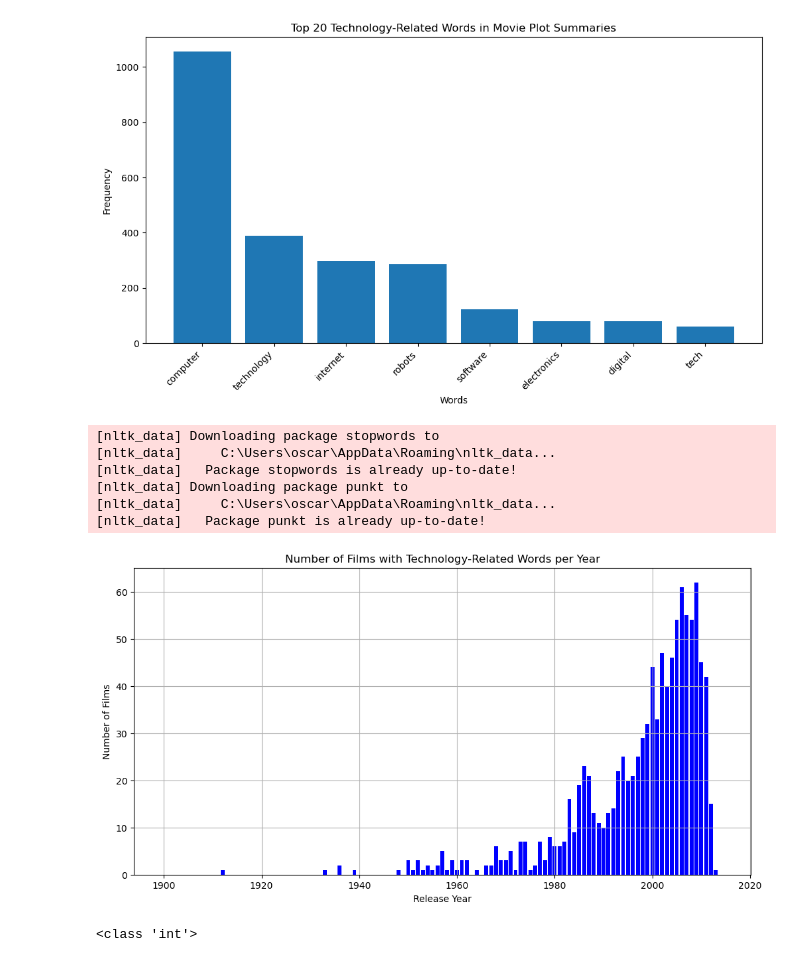
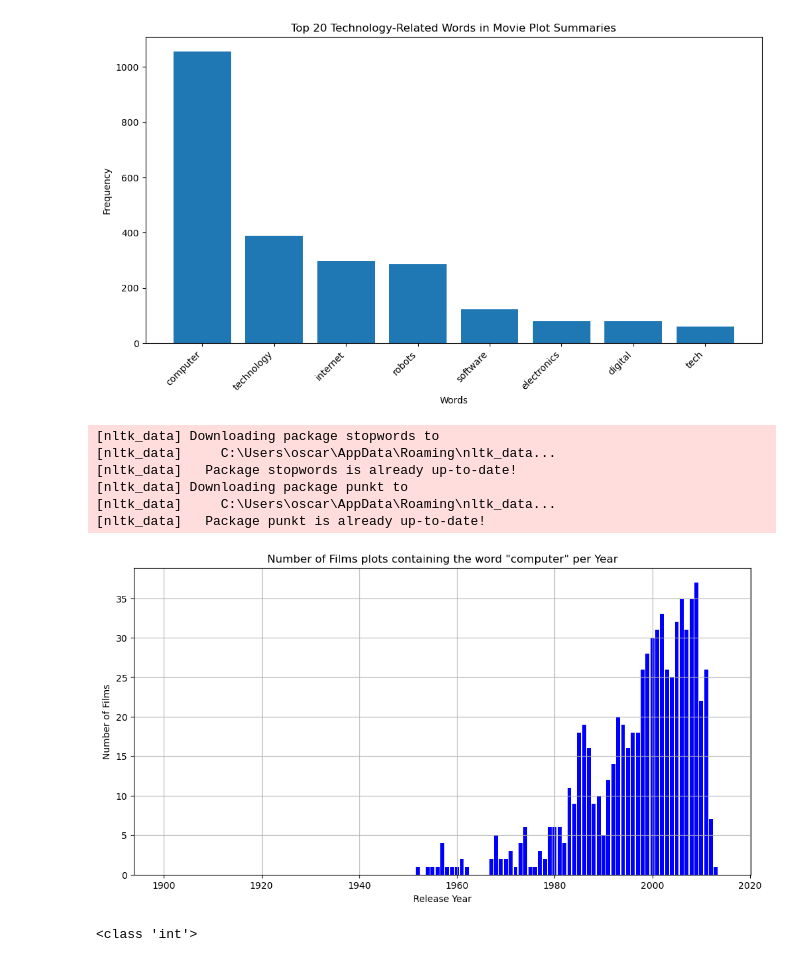
Before and after one commit to epfl-ada/ada-2023-project-adacalypse, a Jupyter notebook: code/Oscar_project.ipynb, the cells around one changed output. Drawn from its saved outputs; the diff is of its cells as text; code cells hidden in the pictures.

```diff
--- a/code/Oscar_project.ipynb
+++ b/code/Oscar_project.ipynb
@@ -77,12 +80,13 @@ Counter({'computer': 1055, 'technology': 390, 'internet': 299, 'robots': 285, 's
 [figure]
 # %%
 # Read the movie dataframe
-from helpers import date_to_int
+from helpers import date_to_float
 
 names = ['wikipedia_movie_id','freebase_movie_id', 'movie_name', 'movie_release_date', 'movie_box_office_revenue', 'movie_runtime', 'movie_languages', 'movie_countries', 'movie_genres']
 movies_df = pd.read_csv(pathv + 'movie.metadata.tsv', names = names, sep = '\t', )
 movies_df[['movie_name', 'movie_languages', 'movie_countries', 'movie_genres']]= movies_df[['movie_name', 'movie_languages', 'movie_countries', 'movie_genres']].applymap(lambda x: str.lower(x))
-movie_df = date_to_int(movies_df, 'movie_release_date')
+movie_df = date_to_float(movies_df, 'movie_release_date')
+
 # Extract years as integer independently from the format used for each row of the dataframe
 
 movies_df['movie_release_date'] = movies_df['movie_release_date'].fillna(0).astype(int)
@@ -108,10 +112,19 @@ for line in lines:
         movie_ids.append(int(movie_id))
         plot_summaries.append(summary)
 
+# Tokenize and preprocess the plot summaries
+tokenized_summaries = []
+for summary in plot_summaries:
+    tokens = word_tokenize(summary)
+    tokens = [word.lower() for word in tokens if word.isalpha()]
+    tokens = [word for word in tokens if word not in stop_words]
+    tokenized_summaries.extend(tokens)
+
 # Define a list of technology-related keywords (to be modified at our convenience)
-technology_keywords = ["computer", "technology", "technologies","internet"]
+technology_keywords = ["computer", "computers","Computer", "Computers"]
 
 # Create a dictionary to store film years based on movie IDs, with IDs as keys and movie plot summaries as values
+
 film_years = {}
 for index, row in movies_df.iterrows():
     film_years[row['wikipedia_movie_id']] = row['movie_release_date']
@@ -120,49 +133,43 @@ for index, row in movies_df.iterrows():
 
 film_counts_by_year = {year: 0 for year in range(1900, 2015)}
 
-# Tokenize and preprocess the plot summaries
-tokenized_summaries = []
-for summary in plot_summaries:
-    tokens = word_tokenize(summary)
-    tokens = [word.lower() for word in tokens if word.isalpha()]
-    tokens = [word for word in tokens if word not in stop_words]
-    tokenized_summaries.extend(tokens)
+
 
 # Count the occurrence of technology-related keywords
 technology_word_counts = Counter(word for word in tokenized_summaries if word in technology_keywords)
-variable = 0
+#variable = 0
 
-# Determine which films contain technology-related words
+# Determine for which years films contain technology-related words and fill film_counts_by_year
 for movie_id in movie_ids:
     if movie_id in film_years:
-        variable += 1
+        #variable += 1
         year = int(film_years[movie_id])
         if year in film_counts_by_year:
             summary = plot_summaries[movie_ids.index(movie_id)]
             if any(keyword in summary for keyword in technology_keywords):
                 film_counts_by_year[year] += 1
 
 
 # Create a list of years and corresponding film counts
 years = list(film_counts_by_year.keys())
 film_counts = list(film_counts_by_year.values())
 
 # Plot the number of films containing technology-related words per year
 plt.figure(figsize=(12, 6))
 plt.bar(years, film_counts, color='b')
-plt.title('Number of Films with Technology-Related Words per Year')
+plt.title('Number of Films plots containing the word "computer" per Year')
 plt.xlabel('Release Year')
 plt.ylabel('Number of Films')
 plt.grid(True)
 plt.show()
 # %% [output]
 [nltk_data] Downloading package stopwords to
 [nltk_data]     C:\Users\oscar\AppData\Roaming\nltk_data...
 [nltk_data]   Package stopwords is already up-to-date!
 [nltk_data] Downloading package punkt to
 [nltk_data]     C:\Users\oscar\AppData\Roaming\nltk_data...
 [nltk_data]   Package punkt is already up-to-date!
-[figure, old version]
+[figure, new version]
 # %%
 if 23890098 in film_years:
     key_type = type(23890098)
```
Also changed, not shown: parts of 5 cells of this notebook, 1 other file.
